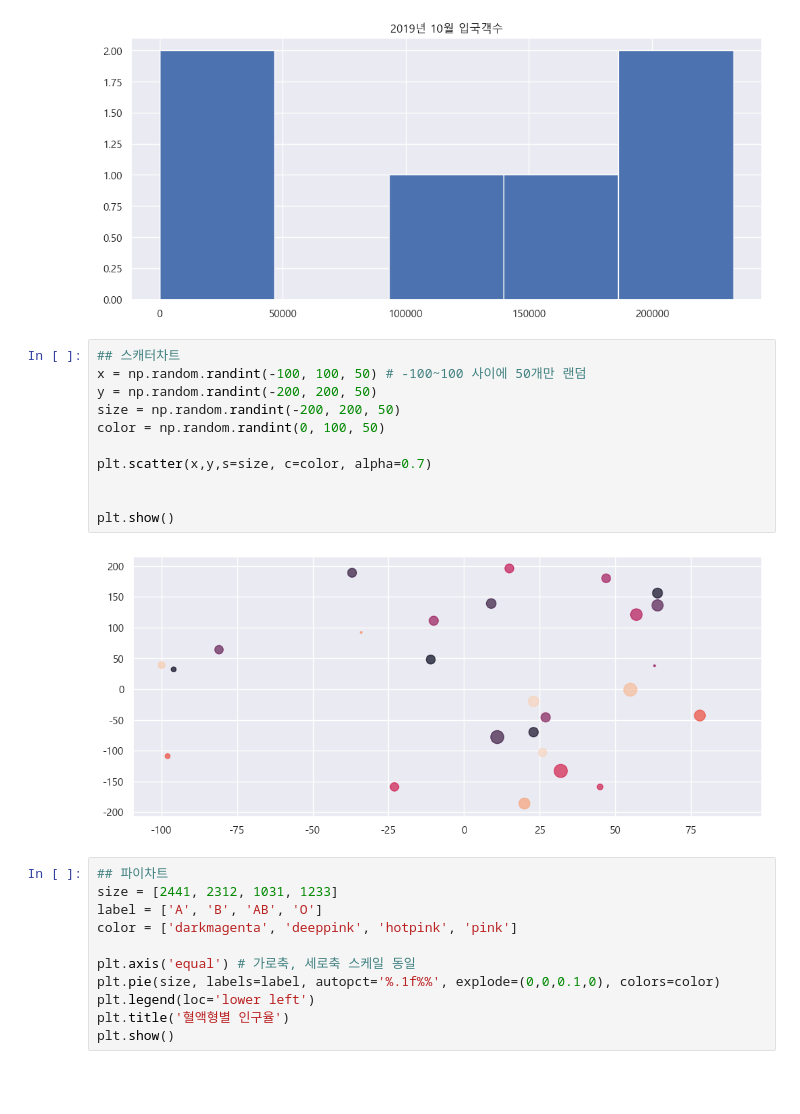
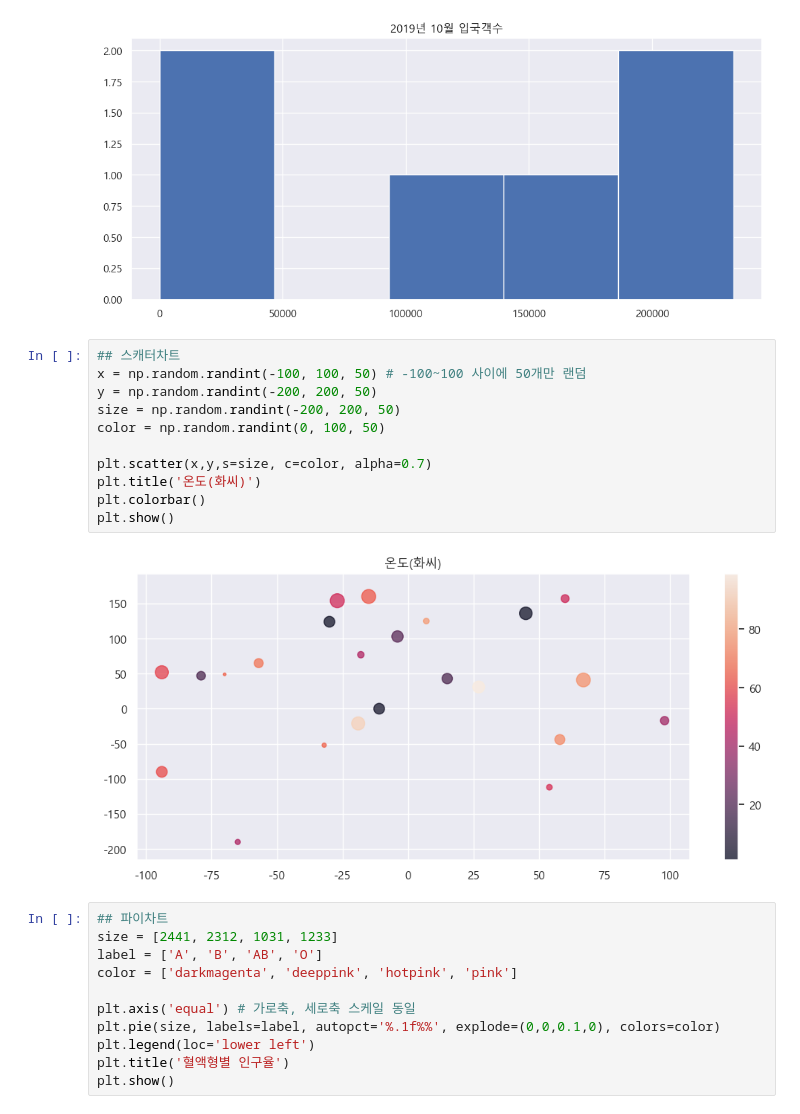
Before and after one commit to been2525/Iot-bigdata-2024, a Jupyter notebook: day1/bda03_matplotlib_basic.ipynb, the cells around one changed output. Cells and saved outputs as stored; diff of their text form; blank space fills up the shorter version.

```diff
--- a/day1/bda03_matplotlib_basic.ipynb
+++ b/day1/bda03_matplotlib_basic.ipynb
@@ -161,16 +161,16 @@ plt.show()
 # %%
 ## 스캐터차트
 x = np.random.randint(-100, 100, 50) # -100~100 사이에 50개만 랜덤
 y = np.random.randint(-200, 200, 50)
 size = np.random.randint(-200, 200, 50)
 color = np.random.randint(0, 100, 50)
 
 plt.scatter(x,y,s=size, c=color, alpha=0.7)
-
-
+plt.title('온도(화씨)')
+plt.colorbar()
 plt.show()
 # %% [output]
-[figure, old version]
+[figure, new version]
 # %%
 ## 파이차트
 size = [2441, 2312, 1031, 1233]
```
